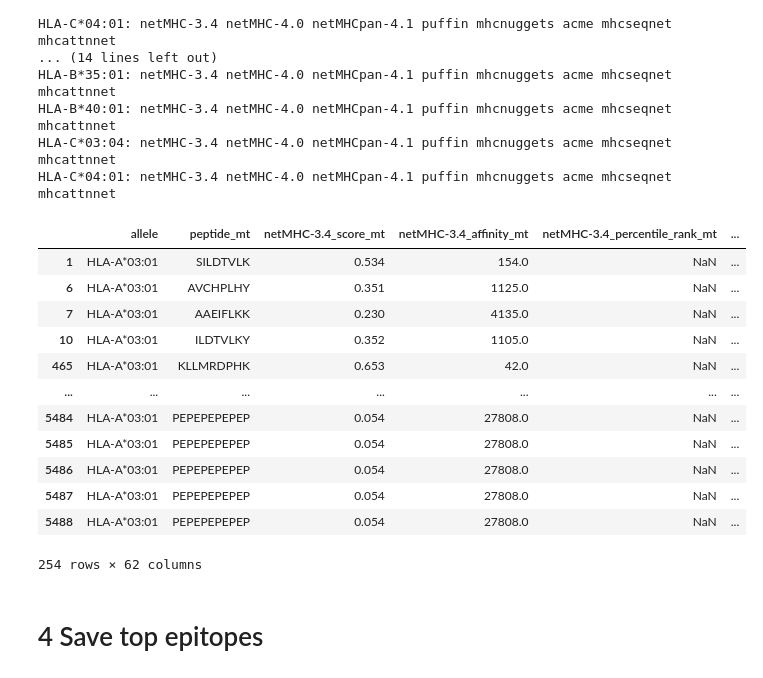
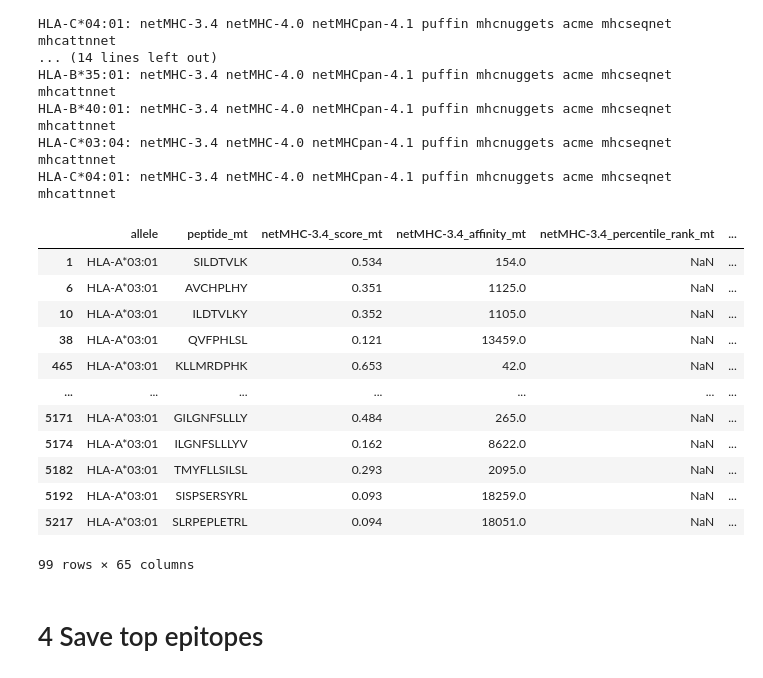
Before and after one commit to denklewer/MHC_predictor, a Jupyter notebook: gbm122_processing/gbm122_3_join_all_predictions.ipynb, the cells around one changed output. Drawn from its saved outputs; the diff is of its cells as text; code cells hidden in the pictures.

```diff
--- a/gbm122_processing/gbm122_3_join_all_predictions.ipynb
+++ b/gbm122_processing/gbm122_3_join_all_predictions.ipynb
@@ -70,9 +70,9 @@ per_method_columns = {
                'netMHCpan-4.1_score_ba', 'netMHCpan-4.1_score_el', 'netMHCpan-4.1_affinity', 'netMHCpan-4.1_percentile_rank_ba', 'netMHCpan-4.1_percentile_rank_el'  ],
     'netMHC-3.4': [ 'score', 'affinity', 'percentile_rank'],
     'netMHC-4.0':[ 'score', 'affinity', 'percentile_rank' ],
-    'netMHCpan-4.1':[ 'score_ba', 'score_el' 'affinity', 'percentile_rank_ba', 'percentile_rank_el'],
-    'mhcnuggets':[ 'score', 'affinity'],
-    'acme':['score' ],
+    'netMHCpan-4.1':[ 'score_ba', 'score_el', 'affinity', 'percentile_rank_ba', 'percentile_rank_el'],
+    'mhcnuggets':[ 'score', 'affinity', 'percentile_rank'],
+    'acme':['score'],
     'puffin':['score', 'epistemic_var', 'aleatoric_var', 'binding_likelihood'],
     'mhcseqnet':['score'],
     'mhcattnnet':[ 'score']
@@ -82,6 +82,11 @@ methods = ['NetMHC', 'puffin', 'mhcnuggets', 'acme', 'mhcseqnet', 'mhcattnnet']
 PREDICTION_PATH = "D:/Google Drive/Work/ITMO/MHC-Epitop-Prediction/prediction_results/gbm122/"
 
 per_region_per_allele_per_method_predictions = dict()
+
+less_is_good_columns = {'affinity','percentile_rank', 'netMHC-3.4_affinity', 'netMHC-4.0_affinity',
+                                    'netMHCpan-4.1_affinity', 'netMHCpan-4.1_percentile_rank_ba',
+                                    'netMHCpan-4.1_percentile_rank_el', 'netMHC-4.0_percentile_rank', 'epistemic_var', 'aleatoric_var' }
+
 for region in REGIONS:
 
     print(f"region {region}")
@@ -102,7 +107,7 @@ for region in REGIONS:
                 mt_scores = prediction_df[result_score_column + '_mt'].values
                 wt_peptide =  prediction_df['peptide_wt'].values
                 # for these columns mt shoud be less than wt. In this case wt/mt will be > 1 and this is good.
-                if score_column in ['affinity','percentile_rank', 'netMHC-3.4_affinity', 'netMHC-4.0_affinity', 'netMHCpan-4.1_affinity', 'percentile_rank_ba', 'percentile_rank_el' ]:
+                if score_column in less_is_good_columns:
                     advantage = np.array([wt_sc/(mt_sc + 0.0000000001) if not peptide == np.nan else 2  for wt_sc,mt_sc, peptide in zip(wt_scores,mt_scores,wt_peptide)])
                 # for these columns mt shoud be greater than wt. In this case mt/wt will be > 1 and this is good.
                 else:
@@ -217,9 +222,9 @@ def filter_epitopes(df, method_name, advantage = False):
         if advantage:
             df = df.loc[df[method_name + "_percentile_rank_el_advantage"] > 1].copy()
     elif method_name == 'mhcnuggets':
-        df = df.loc[df[method_name + "_affinity_mt"] < 500].copy()
+        df = df.loc[df[method_name + "_percentile_rank_mt"] < 2].copy()
         if advantage:
-            df = df.loc[df[method_name + "_affinity_advantage"] > 1].copy()
+            df = df.loc[df[method_name + "_percentile_rank_advantage"] > 1].copy()
     elif method_name == 'acme':
         df = df.loc[df[method_name + "_score_mt"] > 0.42].copy()
         if advantage:
@@ -287,21 +292,21 @@ HLA-B*40:01: netMHC-3.4 netMHC-4.0 netMHCpan-4.1 puffin mhcnuggets acme mhcseqne
 HLA-C*03:04: netMHC-3.4 netMHC-4.0 netMHCpan-4.1 puffin mhcnuggets acme mhcseqnet mhcattnnet
 HLA-C*04:01: netMHC-3.4 netMHC-4.0 netMHCpan-4.1 puffin mhcnuggets acme mhcseqnet mhcattnnet
 # %%
-per_region_per_allele_per_method_top_epitopes[1][ALLELES[0]]['mhcseqnet']
+per_region_per_allele_per_method_top_epitopes[1][ALLELES[0]]['mhcnuggets']
 # %% [output]
 |  | allele | peptide_mt | netMHC-3.4_score_mt | netMHC-3.4_affinity_mt | netMHC-3.4_percentile_rank_mt | ... |
 | 1 | HLA-A*03:01 | SILDTVLK | 0.534 | 154.0 | NaN | ... |
 | 6 | HLA-A*03:01 | AVCHPLHY | 0.351 | 1125.0 | NaN | ... |
-| 7 | HLA-A*03:01 | AAEIFLKK | 0.230 | 4135.0 | NaN | ... |
 | 10 | HLA-A*03:01 | ILDTVLKY | 0.352 | 1105.0 | NaN | ... |
+| 38 | HLA-A*03:01 | QVFPHLSL | 0.121 | 13459.0 | NaN | ... |
 | 465 | HLA-A*03:01 | KLLMRDPHK | 0.653 | 42.0 | NaN | ... |
 | ... | ... | ... | ... | ... | ... | ... |
-| 5484 | HLA-A*03:01 | PEPEPEPEPEP | 0.054 | 27808.0 | NaN | ... |
-| 5485 | HLA-A*03:01 | PEPEPEPEPEP | 0.054 | 27808.0 | NaN | ... |
-| 5486 | HLA-A*03:01 | PEPEPEPEPEP | 0.054 | 27808.0 | NaN | ... |
-| 5487 | HLA-A*03:01 | PEPEPEPEPEP | 0.054 | 27808.0 | NaN | ... |
-| 5488 | HLA-A*03:01 | PEPEPEPEPEP | 0.054 | 27808.0 | NaN | ... |
+| 5171 | HLA-A*03:01 | GILGNFSLLLY | 0.484 | 265.0 | NaN | ... |
+| 5174 | HLA-A*03:01 | ILGNFSLLLYV | 0.162 | 8622.0 | NaN | ... |
+| 5182 | HLA-A*03:01 | TMYFLLSILSL | 0.293 | 2095.0 | NaN | ... |
+| 5192 | HLA-A*03:01 | SISPSERSYRL | 0.093 | 18259.0 | NaN | ... |
+| 5217 | HLA-A*03:01 | SLRPEPLETRL | 0.094 | 18051.0 | NaN | ... |
-254 rows × 62 columns
+99 rows × 65 columns
 # %% [markdown]
 # 4 Save top epitopes
 # %%
```
Also changed, not shown: parts of 2 cells of this notebook, 9 other files.
